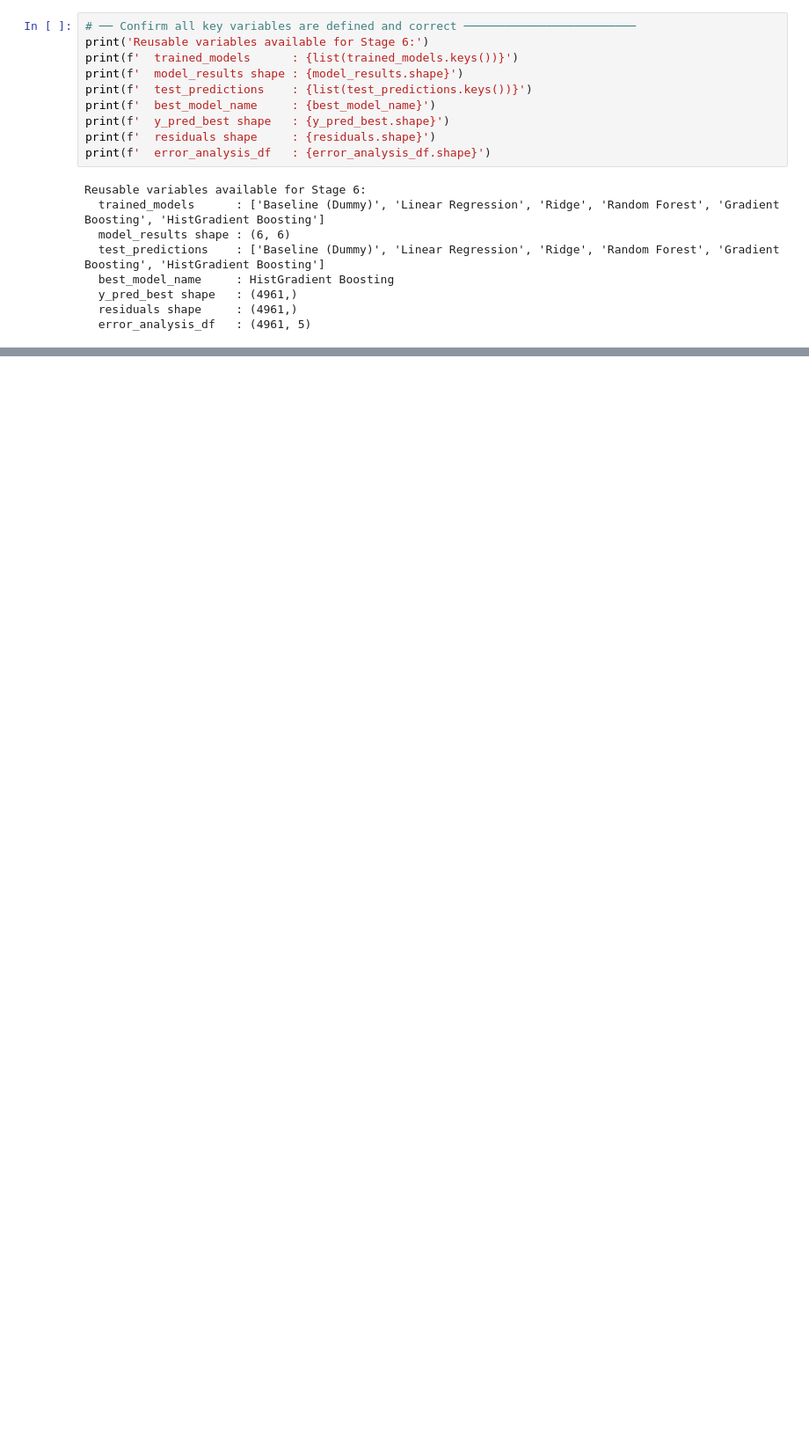
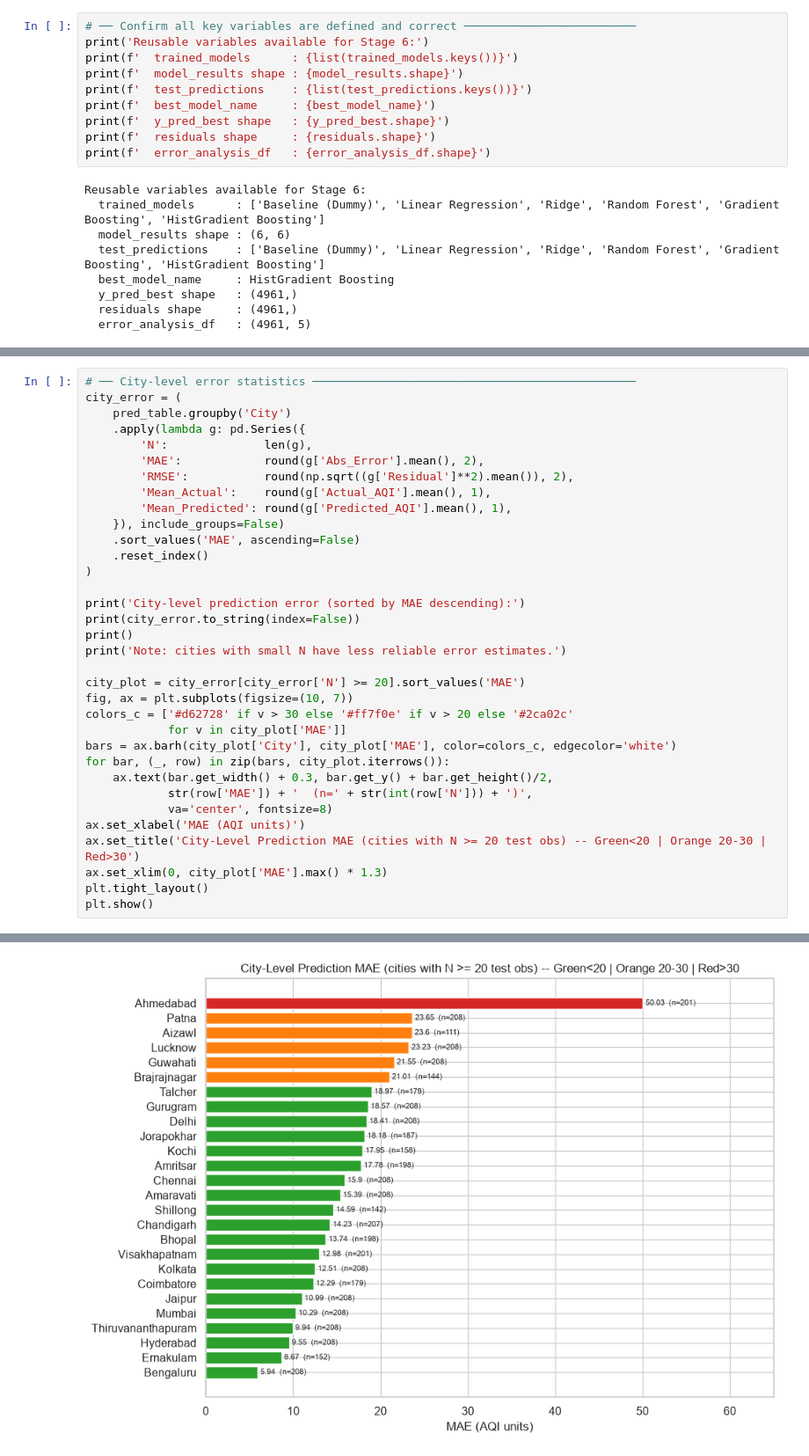
Before and after one commit to jaikishan1234/air-quality-analytics, a Jupyter notebook: notebooks/JaikishanNayak_AirQualityAnalytics.ipynb, the cells around one changed output, grey strips where cells are left out. Shown at 88% size. Drawn from its saved outputs; the diff is of its cells as text; blank space fills up the shorter version.

```diff
--- a/notebooks/JaikishanNayak_AirQualityAnalytics.ipynb
+++ b/notebooks/JaikishanNayak_AirQualityAnalytics.ipynb
@@ -2670,0 +2959,35 @@ Reusable variables available for Stage 6:
+# %%
+# ── City-level error statistics ───────────────────────────────────────────────
+city_error = (
+    pred_table.groupby('City')
+    .apply(lambda g: pd.Series({
+        'N':              len(g),
+        'MAE':            round(g['Abs_Error'].mean(), 2),
+        'RMSE':           round(np.sqrt((g['Residual']**2).mean()), 2),
+        'Mean_Actual':    round(g['Actual_AQI'].mean(), 1),
+        'Mean_Predicted': round(g['Predicted_AQI'].mean(), 1),
+    }), include_groups=False)
+    .sort_values('MAE', ascending=False)
+    .reset_index()
+)
+
+print('City-level prediction error (sorted by MAE descending):')
+print(city_error.to_string(index=False))
+print()
+print('Note: cities with small N have less reliable error estimates.')
+
+city_plot = city_error[city_error['N'] >= 20].sort_values('MAE')
+fig, ax = plt.subplots(figsize=(10, 7))
+colors_c = ['#d62728' if v > 30 else '#ff7f0e' if v > 20 else '#2ca02c'
+            for v in city_plot['MAE']]
+bars = ax.barh(city_plot['City'], city_plot['MAE'], color=colors_c, edgecolor='white')
+for bar, (_, row) in zip(bars, city_plot.iterrows()):
+    ax.text(bar.get_width() + 0.3, bar.get_y() + bar.get_height()/2,
+            str(row['MAE']) + '  (n=' + str(int(row['N'])) + ')',
+            va='center', fontsize=8)
+ax.set_xlabel('MAE (AQI units)')
+ax.set_title('City-Level Prediction MAE (cities with N >= 20 test obs) -- Green<20 | Orange 20-30 | Red>30')
+ax.set_xlim(0, city_plot['MAE'].max() * 1.3)
+plt.tight_layout()
+plt.show()
+# %% [output]
@@ -2670,0 +3011 @@ Reusable variables available for Stage 6:
+[figure, added]
```
Also changed, not shown: parts of 30 cells of this notebook, 6 other files.
